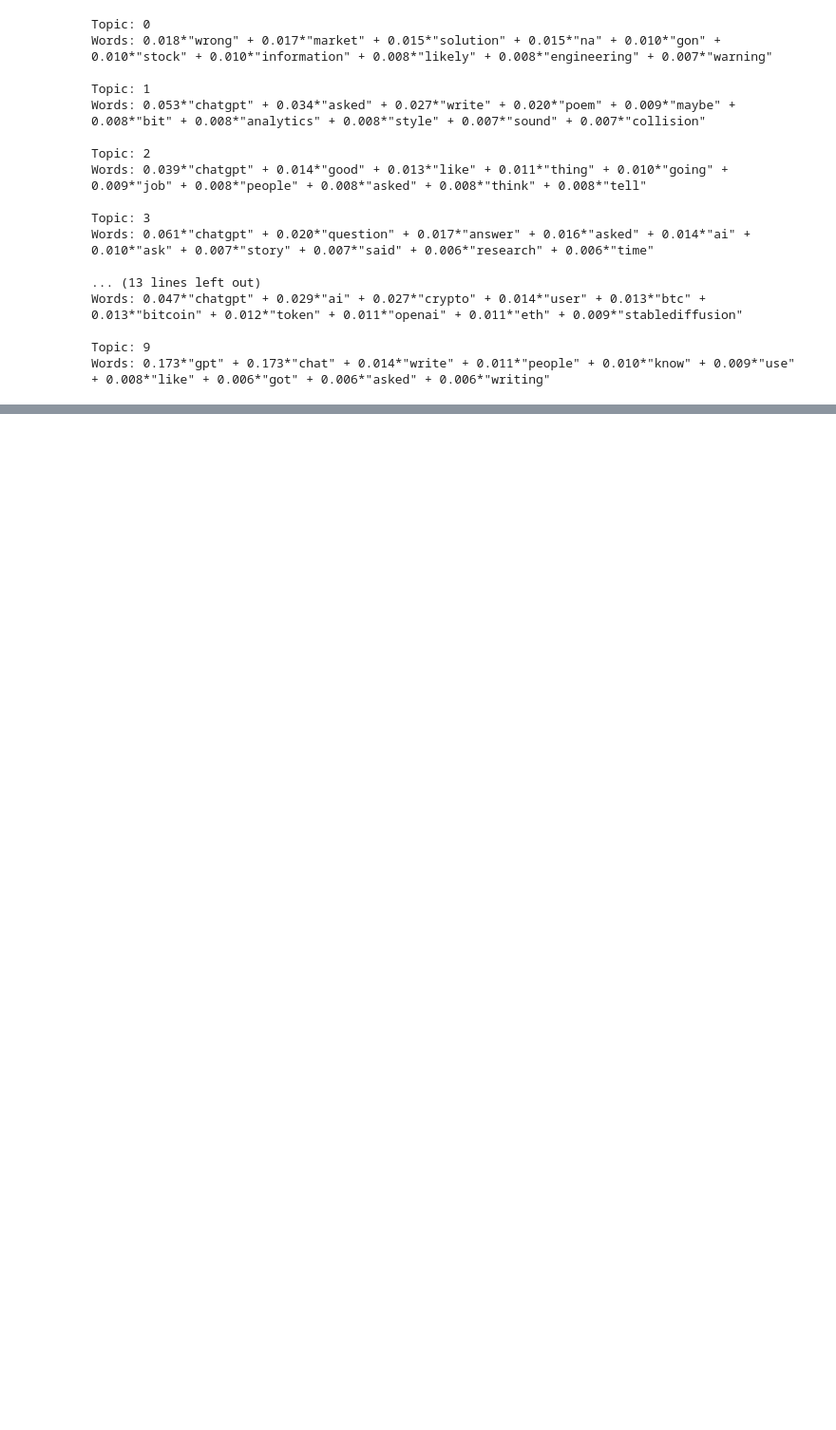
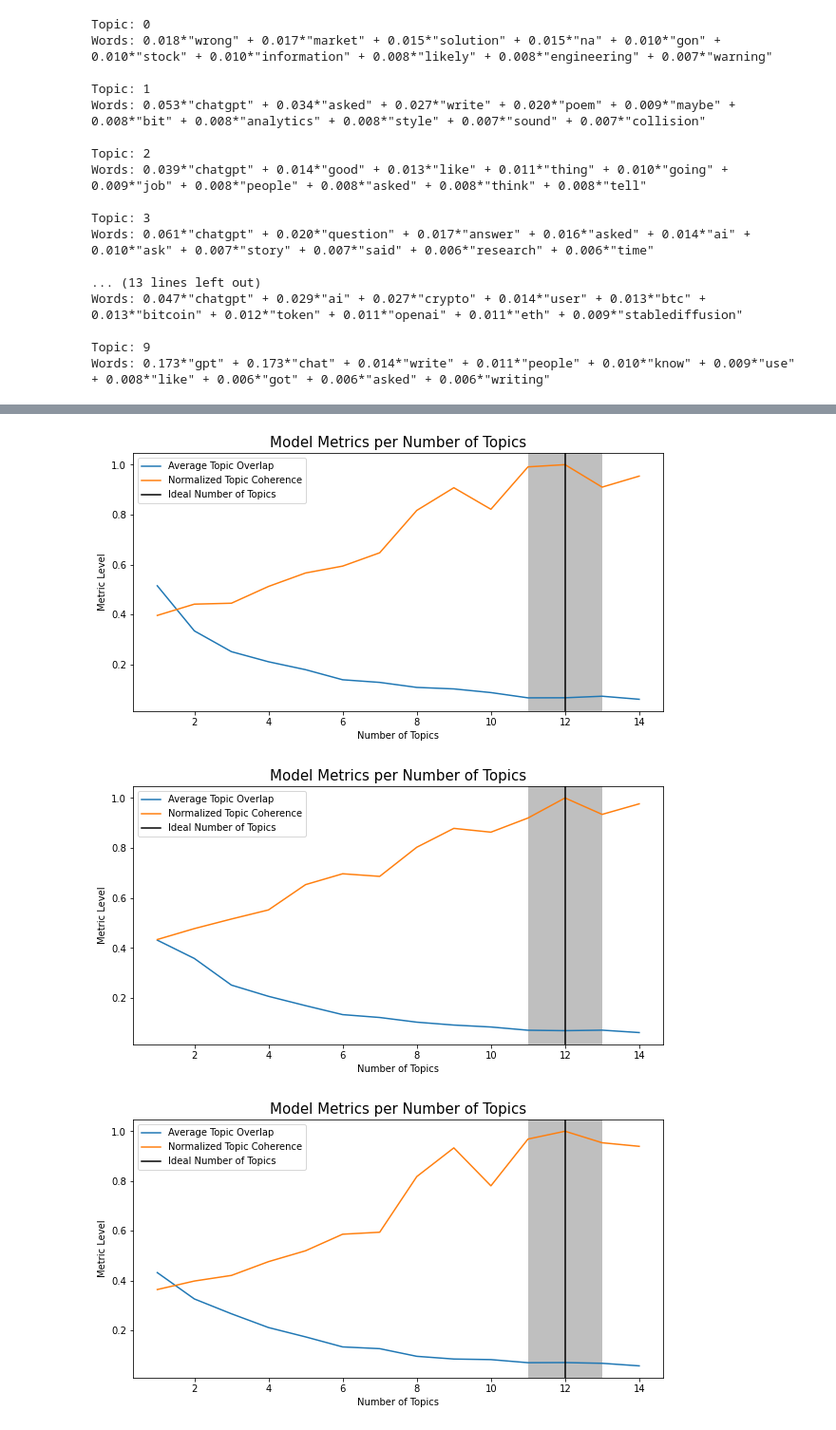
Before and after one commit to Prathyush-k/ChatGPT-Tweet-Analysis, a Jupyter notebook: Analysis.ipynb, the cells around one changed output, grey strips where cells are left out. Shown: that part at 95% size. Drawn from its saved outputs; the diff is of its cells as text; code cells hidden in the pictures; blank space fills up the shorter version.

Commit message:
Optimized LDA modelto select ideal number of topics

```diff
--- a/Analysis.ipynb
+++ b/Analysis.ipynb
@@ -94,7 +83,7 @@ dictionary = corpora.Dictionary(docs)
 corpus = [dictionary.doc2bow(doc) for doc in docs]
 # %%
 ## Topic modeling using LDA
-lda_model = gensim.models.ldamodel.LdaModel(corpus=corpus, id2word=dictionary, num_topics=10, random_state=100,
+lda_model = LdaModel(corpus=corpus, id2word=dictionary, num_topics=10, random_state=100,
                                             chunksize=1000, passes=10, per_word_topics=True)
 # topics and their top words
 for idx, topic in lda_model.print_topics(-1):
@@ -119,0 +168,47 @@ Words: 0.173*"gpt" + 0.173*"chat" + 0.014*"write" + 0.011*"people" + 0.010*"know
+# %%
+LDA_stability = {}
+mean_stabilities = {}
+coherences = {}
+for j in range(len(alpha_list)):
+    if j not in LDA_stability:
+        LDA_stability[j]={}
+    for i in range(0, len(num_topics)-1):
+        jaccard_sims = []
+        for t1, topic1 in enumerate(LDA_topics[j][num_topics[i]]):
+            sims = []
+            for t2, topic2 in enumerate(LDA_topics[j][num_topics[i+1]]):
+                sims.append(jaccard_similarity(topic1, topic2))
+
+            jaccard_sims.append(sims)
+        LDA_stability[j][num_topics[i]] = jaccard_sims
+
+    mean_stabilities[j] = [np.array(LDA_stability[j][i]).mean() for i in num_topics[:-1]]
+
+    coherences[j] = [CoherenceModel(model=LDA_models[j][i], corpus=corpus,  coherence='u_mass').get_coherence()\
+                  for i in num_topics[:-1]]
+# %%
+best_cases = {}
+for j in range(len(alpha_list)):
+    coh_sta_diffs = [coherences[j][i]/(min(coherences[j])) - mean_stabilities[j][i] for i in range(len(num_topics))[:-1]]
+    coh_sta_max = max(coh_sta_diffs)
+    coh_sta_max_idxs = [i for i, j in enumerate(coh_sta_diffs) if j == coh_sta_max]
+    ideal_topic_num_index = coh_sta_max_idxs[0] # choose less topics in case there's more than one max
+    ideal_topic_num = num_topics[ideal_topic_num_index]
+    best_cases[j]= (j, ideal_topic_num_index)
+
+    plt.figure(figsize=(10,5))
+    ax = sns.lineplot(x=num_topics[:-1], y=mean_stabilities[j], label='Average Topic Overlap')
+    ax = sns.lineplot(x=num_topics[:-1], y=coherences[j]/(min(coherences[j])), label='Normalized Topic Coherence')
+
+    ax.axvline(x=ideal_topic_num, label='Ideal Number of Topics', color='black')
+    ax.axvspan(xmin=ideal_topic_num - 1, xmax=ideal_topic_num + 1, alpha=0.5, facecolor='grey')
+
+    ax.axes.set_title('Model Metrics per Number of Topics', fontsize=15)
+    ax.set_ylabel('Metric Level', fontsize=10)
+    ax.set_xlabel('Number of Topics', fontsize=10)
+    plt.legend(fontsize=10)
+    plt.show()
+# %% [output]
+[figure, added]
+[figure, added]
+[figure, added]
```
Also changed, not shown: parts of 11 cells of this notebook, 1 other file.
